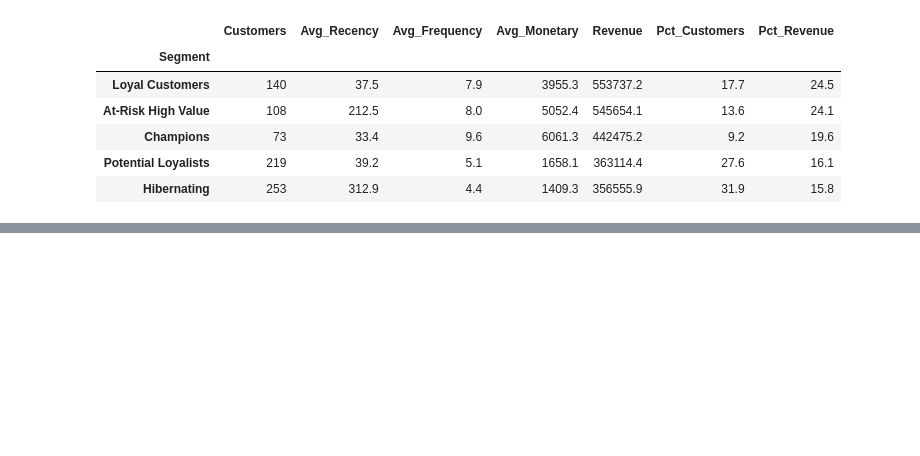
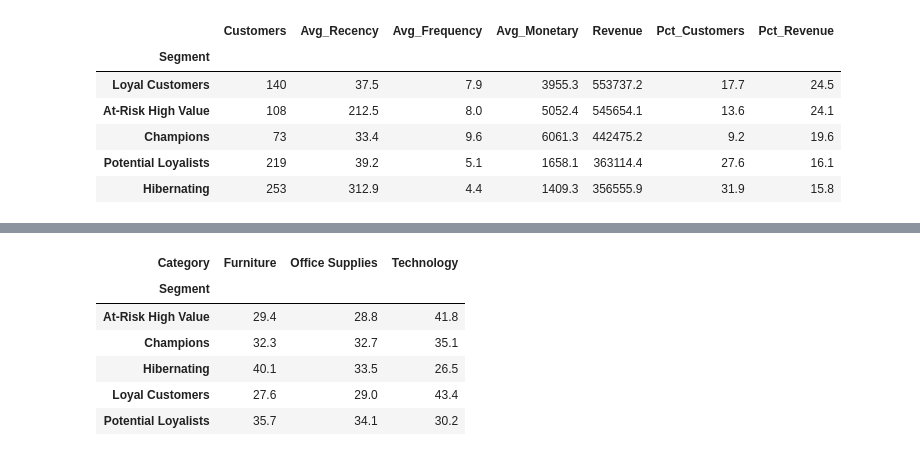
Before and after one commit to mwhan99/rfm-customer-segmentation, a Jupyter notebook: analysis.ipynb, the cells around one changed output, grey strips where cells are left out. Cells and saved outputs as stored; diff of their text form; code cells hidden in the pictures; blank space fills up the shorter version.

```diff
--- a/analysis.ipynb
+++ b/analysis.ipynb
@@ -263,0 +297,12 @@ segments.sort_values("Revenue", ascending=False)
+# %%
+category_mix = pd.crosstab(df["Segment"], df["Category"], values=df["Sales"],
+                           aggfunc="sum", normalize="index") * 100
+category_mix.round(1)
+# %% [output]
+| Category | Furniture | Office Supplies | Technology |
+| Segment |  |  |  |
+| At-Risk High Value | 29.4 | 28.8 | 41.8 |
+| Champions | 32.3 | 32.7 | 35.1 |
+| Hibernating | 40.1 | 33.5 | 26.5 |
+| Loyal Customers | 27.6 | 29.0 | 43.4 |
+| Potential Loyalists | 35.7 | 34.1 | 30.2 |
```
Also changed, not shown: parts of 3 cells of this notebook.
